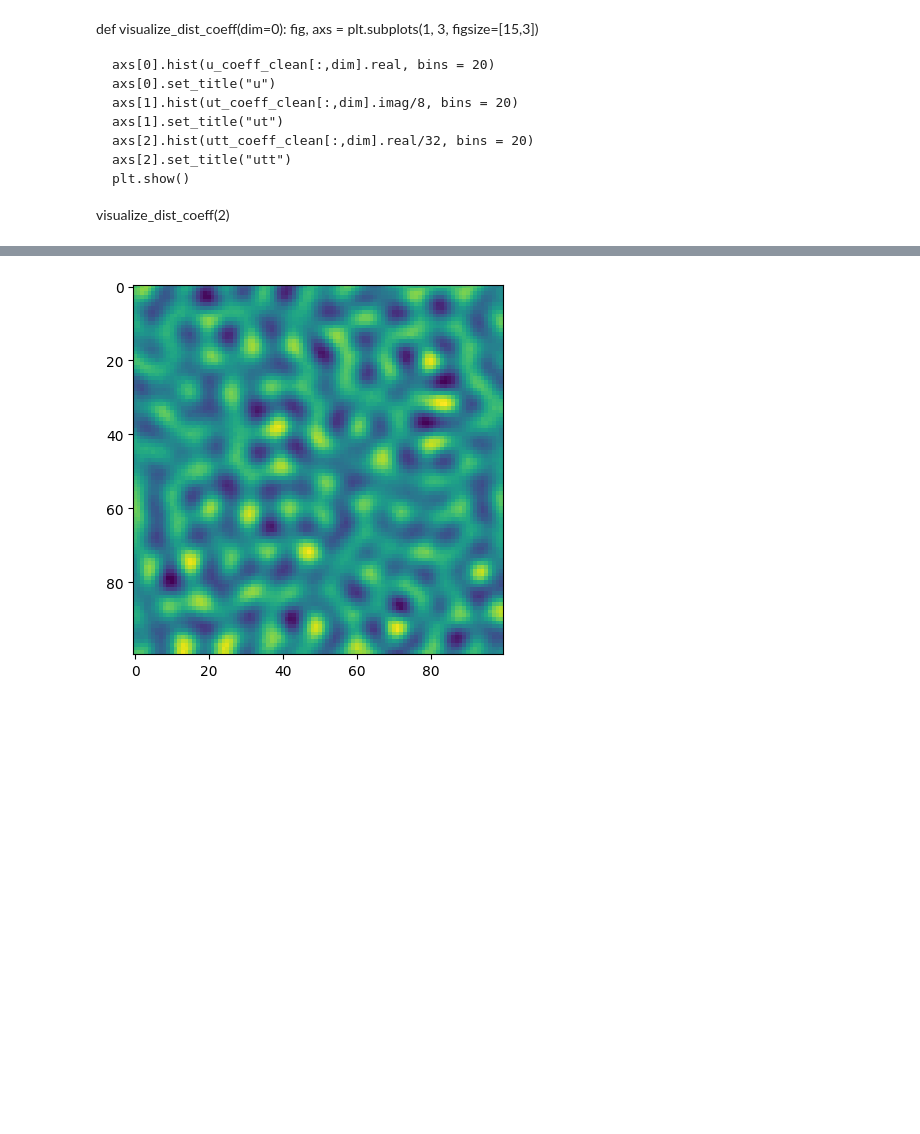
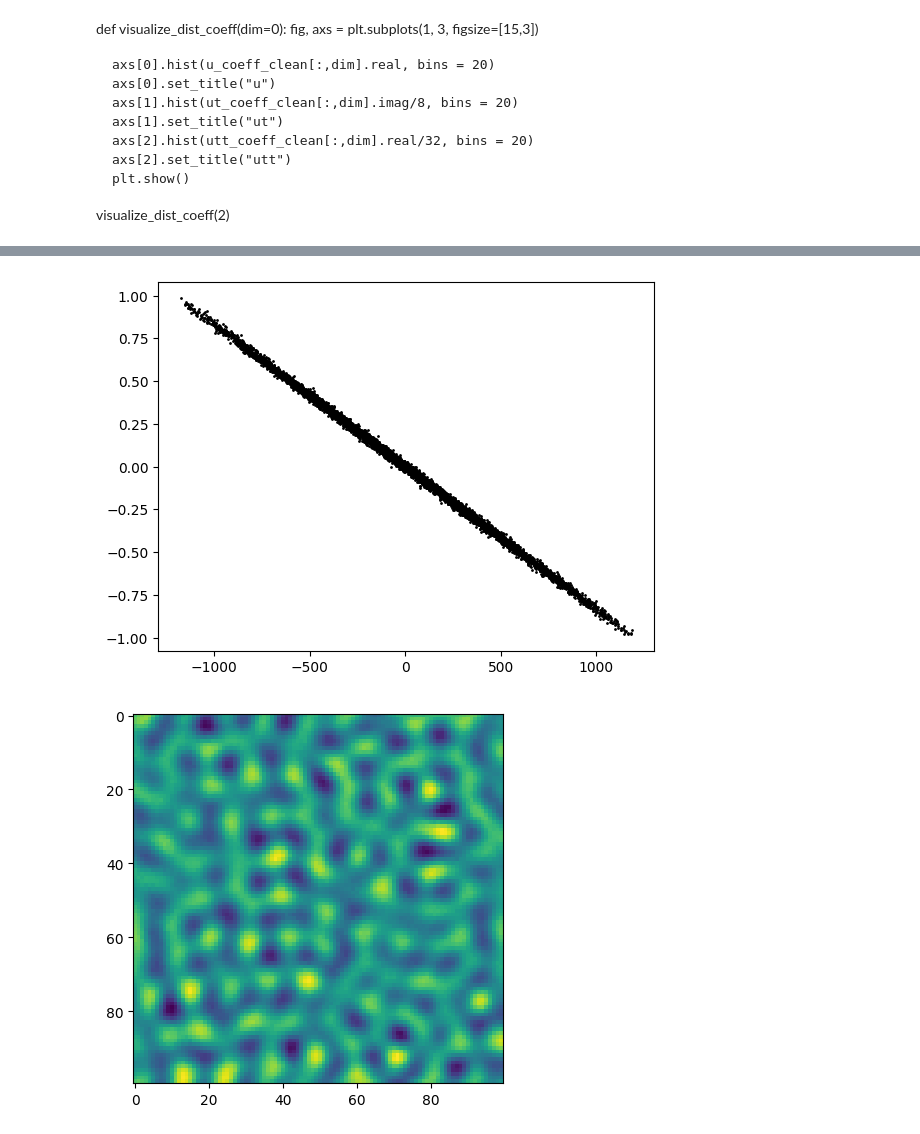
Before and after one commit to nidduzzi/SpectralSVR, a Jupyter notebook: notebooks/spectralsvr_wave2d.ipynb, the cells around one changed output, grey strips where cells are left out. Cells and saved outputs as stored; diff of their text form; code cells hidden in the pictures; blank space fills up the shorter version.

```diff
--- a/notebooks/spectralsvr_wave2d.ipynb
+++ b/notebooks/spectralsvr_wave2d.ipynb
@@ -187,4 +189,10 @@ tmp_plot()
 [figure]
+# %%
+
+plt.plot(f_coeff[:,18,6].real,u_coeff[:,18,6].real, 'ko', ms=1)
+plt.show()
+# %% [output]
+[figure, added]
 # %%
 from torch.utils.data import TensorDataset, random_split
 
```
Also changed, not shown: parts of 12 cells of this notebook, 15 other files.
